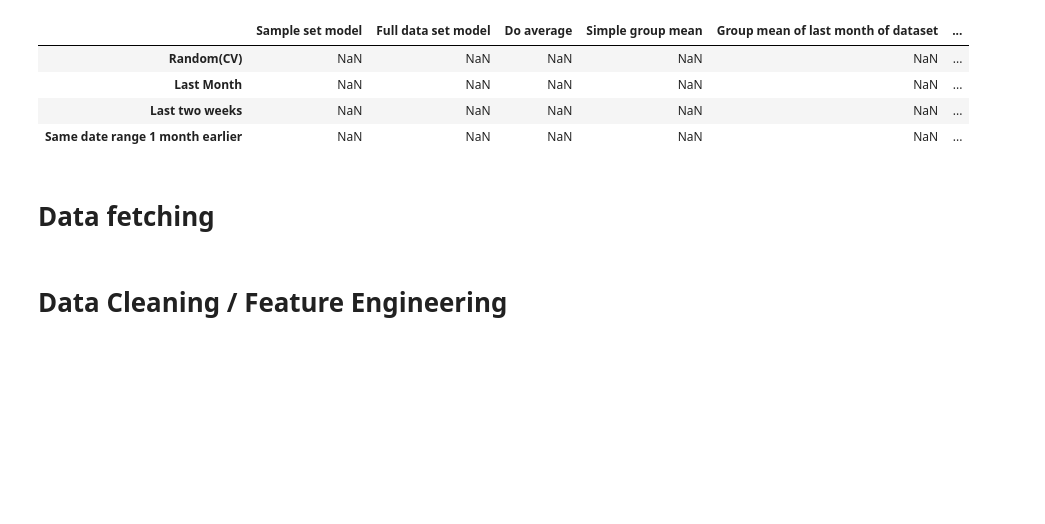
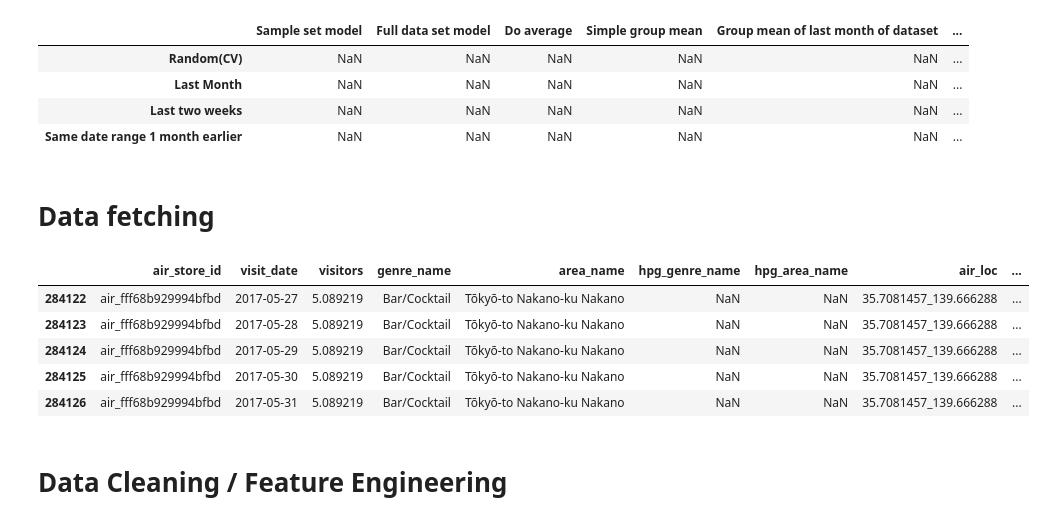
Before and after one commit to xiaochuan-du/ml_utils, a Jupyter notebook: proj/floyd/MLproject.ipynb, the cells around one changed output. Saved outputs shown, nothing was run; the diff lists cells and outputs as text; code cells hidden in the pictures; blank space fills up the shorter version.

```diff
--- a/proj/floyd/MLproject.ipynb
+++ b/proj/floyd/MLproject.ipynb
@@ -96,3 +82,12 @@ test_set.to_feather(f'{PATH}test_set')
+# %%
+df.tail()
+# %% [output]
+|  | air_store_id | visit_date | visitors | genre_name | area_name | hpg_genre_name | hpg_area_name | air_loc | ... |
+| 284122 | air_fff68b929994bfbd | 2017-05-27 | 5.089219 | Bar/Cocktail | Tōkyō-to Nakano-ku Nakano | NaN | NaN | 35.7081457_139.666288 | ... |
+| 284123 | air_fff68b929994bfbd | 2017-05-28 | 5.089219 | Bar/Cocktail | Tōkyō-to Nakano-ku Nakano | NaN | NaN | 35.7081457_139.666288 | ... |
+| 284124 | air_fff68b929994bfbd | 2017-05-29 | 5.089219 | Bar/Cocktail | Tōkyō-to Nakano-ku Nakano | NaN | NaN | 35.7081457_139.666288 | ... |
+| 284125 | air_fff68b929994bfbd | 2017-05-30 | 5.089219 | Bar/Cocktail | Tōkyō-to Nakano-ku Nakano | NaN | NaN | 35.7081457_139.666288 | ... |
+| 284126 | air_fff68b929994bfbd | 2017-05-31 | 5.089219 | Bar/Cocktail | Tōkyō-to Nakano-ku Nakano | NaN | NaN | 35.7081457_139.666288 | ... |
 # %% [markdown]
 # Data Cleaning / Feature Engineering
 # %%
```
Also changed, not shown: parts of 27 cells of this notebook, 1 other file.
